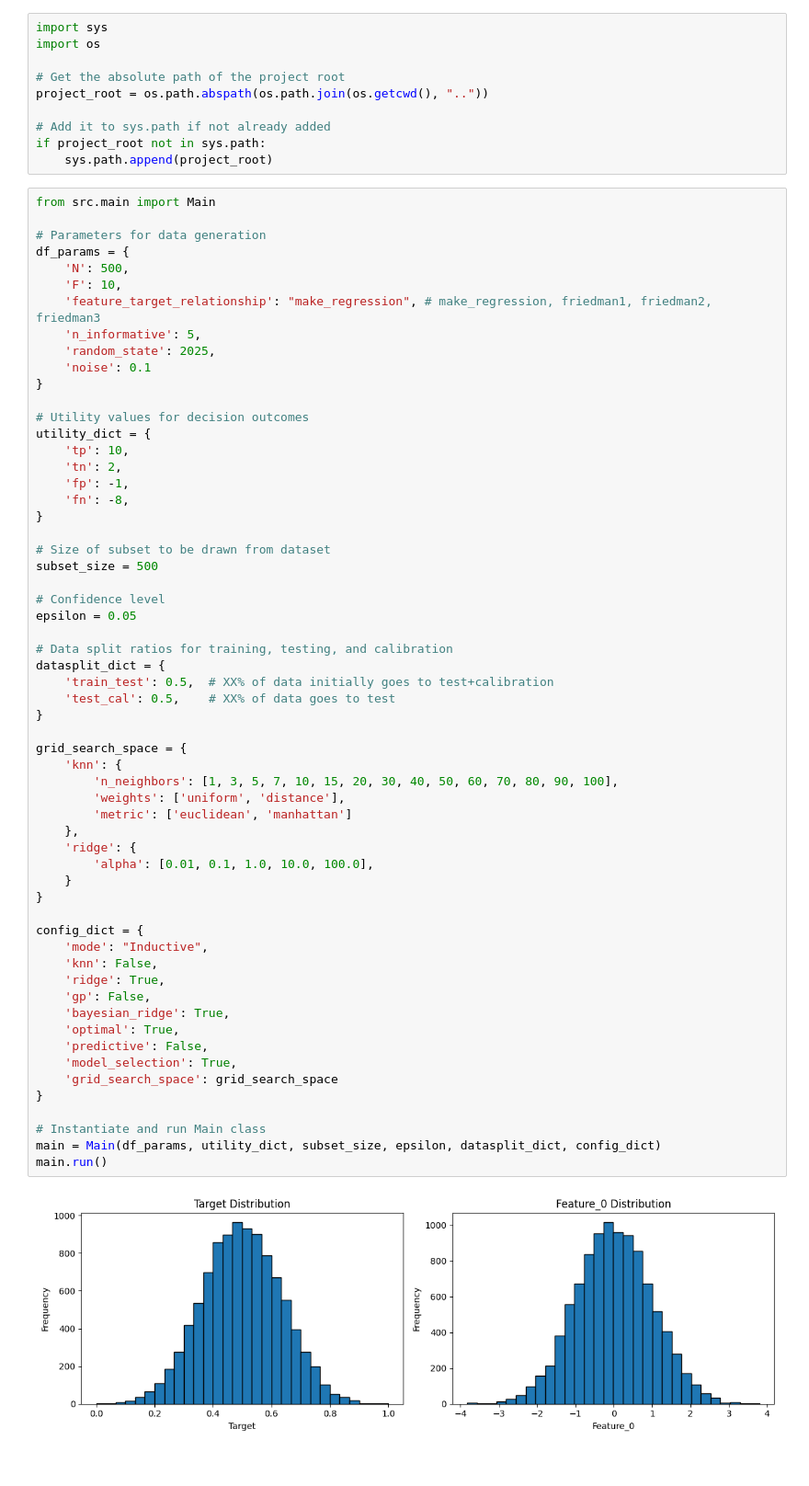
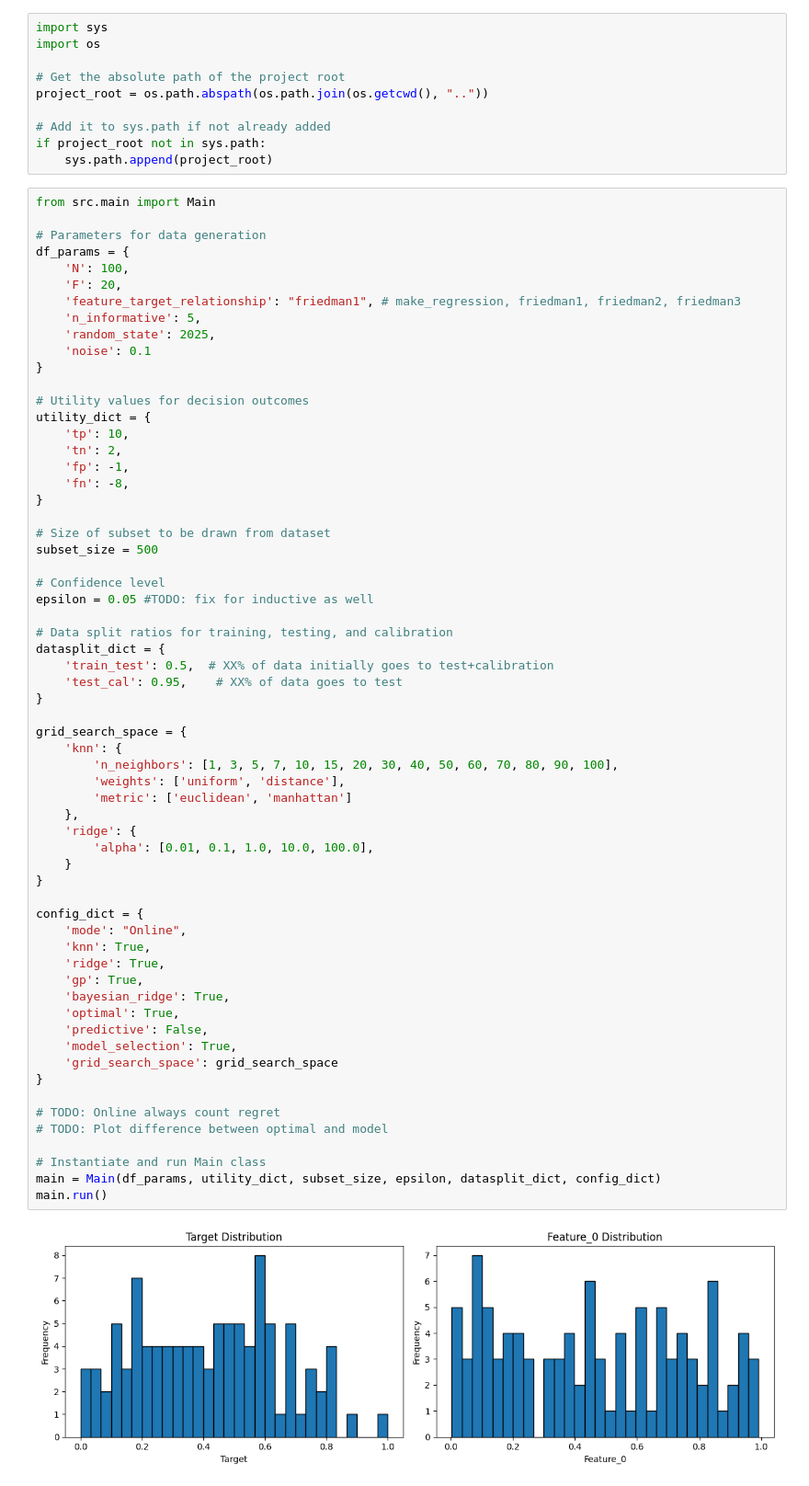
Before and after one commit to simonlanngren/Conformal-Predictive-Decision-Making, a Jupyter notebook: notebooks/Experiment_template.ipynb, the cells around one changed output. Shown at 92% size. Drawn from its saved outputs; the diff is of its cells as text.

```diff
--- a/notebooks/Experiment_template.ipynb
+++ b/notebooks/Experiment_template.ipynb
@@ -13,9 +13,9 @@ from src.main import Main
 
 # Parameters for data generation
 df_params = {
-    'N': 500,
-    'F': 10,
-    'feature_target_relationship': "make_regression", # make_regression, friedman1, friedman2, friedman3
+    'N': 100,
+    'F': 20,
+    'feature_target_relationship': "friedman1", # make_regression, friedman1, friedman2, friedman3
     'n_informative': 5,
     'random_state': 2025,
     'noise': 0.1
@@ -33,40 +33,43 @@ utility_dict = {
 subset_size = 500
 
 # Confidence level
-epsilon = 0.05
+epsilon = 0.05 #TODO: fix for inductive as well
 
 # Data split ratios for training, testing, and calibration
 datasplit_dict = {
     'train_test': 0.5,  # XX% of data initially goes to test+calibration
-    'test_cal': 0.5,    # XX% of data goes to test
+    'test_cal': 0.95,    # XX% of data goes to test
 }
 
 grid_search_space = {
     'knn': {
         'n_neighbors': [1, 3, 5, 7, 10, 15, 20, 30, 40, 50, 60, 70, 80, 90, 100],
         'weights': ['uniform', 'distance'],
         'metric': ['euclidean', 'manhattan']
     },
     'ridge': {
         'alpha': [0.01, 0.1, 1.0, 10.0, 100.0],
     }
 }
 
 config_dict = {
-    'mode': "Inductive",
-    'knn': False,
+    'mode': "Online",
+    'knn': True,
     'ridge': True,
-    'gp': False,
+    'gp': True,
     'bayesian_ridge': True,
     'optimal': True,
     'predictive': False,
     'model_selection': True,
     'grid_search_space': grid_search_space
 }
 
+# TODO: Online always count regret
+# TODO: Plot difference between optimal and model
+
 # Instantiate and run Main class
 main = Main(df_params, utility_dict, subset_size, epsilon, datasplit_dict, config_dict)
 main.run()
 # %% [output]
-[figure, old version]
+[figure, new version]
 --- Dataset Info ---
```
Also changed, not shown: parts of 1 cell of this notebook, 1 other file.
